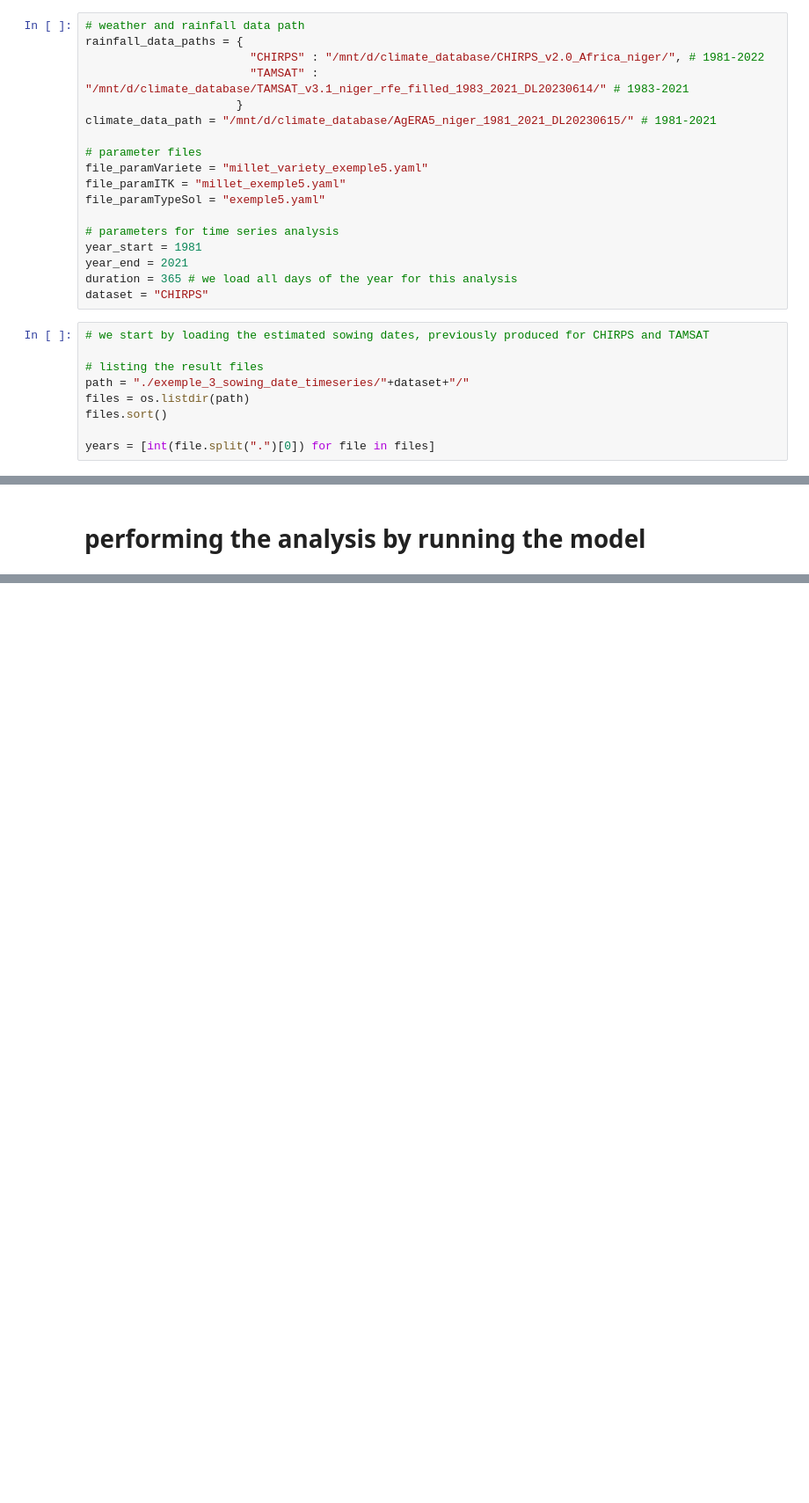
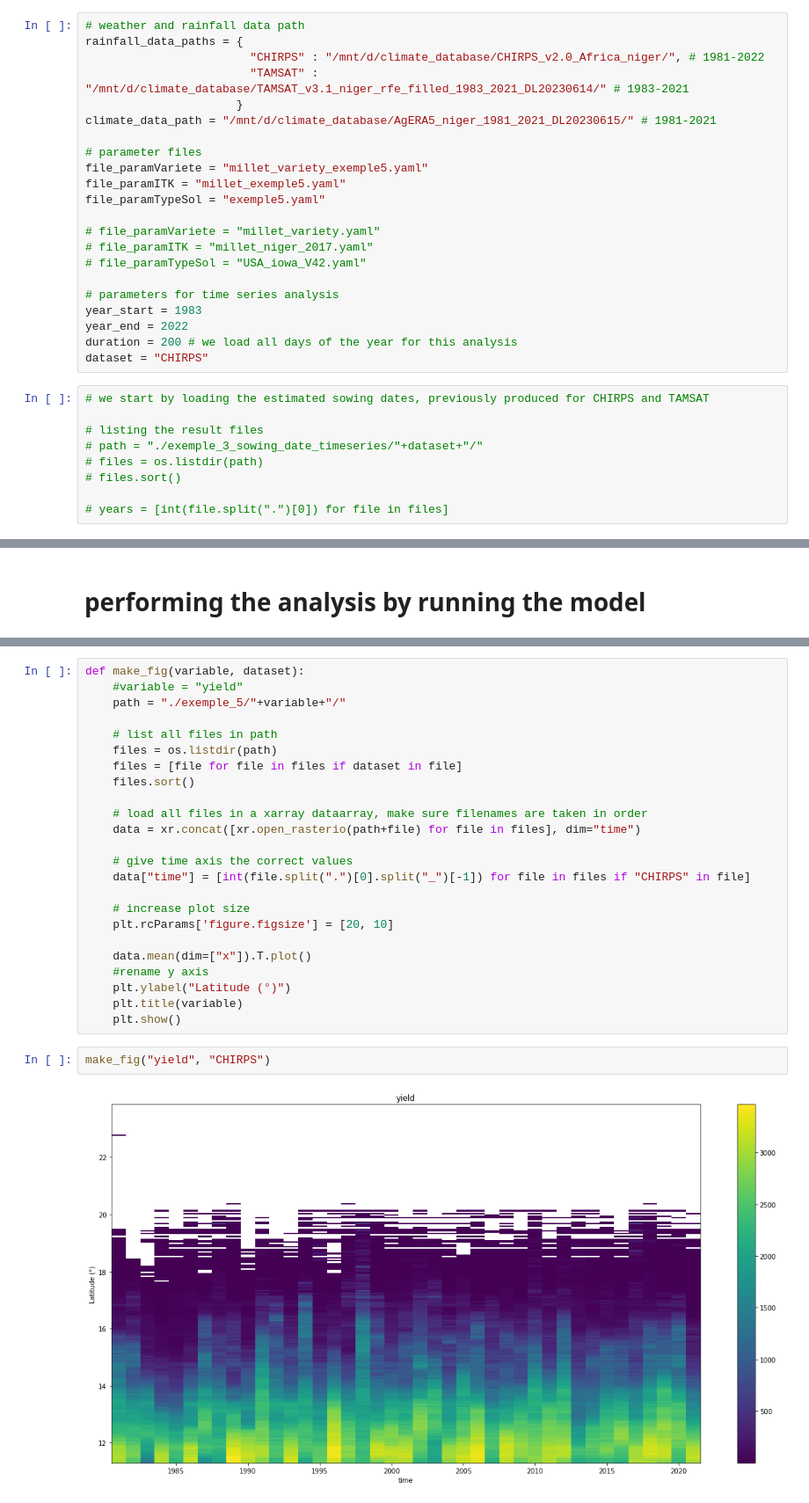
Before and after one commit to SARRA-cropmodels/SARRA-Py, a Jupyter notebook: notebooks/SARRA-Py_grid - Exemple 5.ipynb, the cells around one changed output, grey strips where cells are left out. Shown at 88% size. Cells and saved outputs as stored; diff of their text form; blank space fills up the shorter version.

```diff
--- a/notebooks/SARRA-Py_grid - Exemple 5.ipynb
+++ b/notebooks/SARRA-Py_grid - Exemple 5.ipynb
@@ -32,20 +32,24 @@ file_paramVariete = "millet_variety_exemple5.yaml"
 file_paramITK = "millet_exemple5.yaml"
 file_paramTypeSol = "exemple5.yaml"
 
+# file_paramVariete = "millet_variety.yaml"
+# file_paramITK = "millet_niger_2017.yaml"
+# file_paramTypeSol = "USA_iowa_V42.yaml"
+
 # parameters for time series analysis
-year_start = 1981
-year_end = 2021
-duration = 365 # we load all days of the year for this analysis
+year_start = 1983
+year_end = 2022
+duration = 200 # we load all days of the year for this analysis
 dataset = "CHIRPS"
 # %%
 # we start by loading the estimated sowing dates, previously produced for CHIRPS and TAMSAT
 
 # listing the result files
-path = "./exemple_3_sowing_date_timeseries/"+dataset+"/"
-files = os.listdir(path)
-files.sort()
+# path = "./exemple_3_sowing_date_timeseries/"+dataset+"/"
+# files = os.listdir(path)
+# files.sort()
 
-years = [int(file.split(".")[0]) for file in files]
+# years = [int(file.split(".")[0]) for file in files]
 # %% [markdown]
 # Defining functions
 # %%
@@ -290,0 +270,28 @@ data["rdtPot"][-1,:,:].plot()
+# %%
+def make_fig(variable, dataset):
+    #variable = "yield"
+    path = "./exemple_5/"+variable+"/"
+
+    # list all files in path
+    files = os.listdir(path)
+    files = [file for file in files if dataset in file]
+    files.sort()
+
+    # load all files in a xarray dataarray, make sure filenames are taken in order
+    data = xr.concat([xr.open_rasterio(path+file) for file in files], dim="time")
+
+    # give time axis the correct values
+    data["time"] = [int(file.split(".")[0].split("_")[-1]) for file in files if "CHIRPS" in file]
+
+    # increase plot size
+    plt.rcParams['figure.figsize'] = [20, 10]
+
+    data.mean(dim=["x"]).T.plot()
+    #rename y axis
+    plt.ylabel("Latitude (°)")
+    plt.title(variable)
+    plt.show()
+# %%
+make_fig("yield", "CHIRPS")
+# %% [output]
+[figure, added]
```
Also changed, not shown: parts of 13 cells of this notebook, 3 other files.
